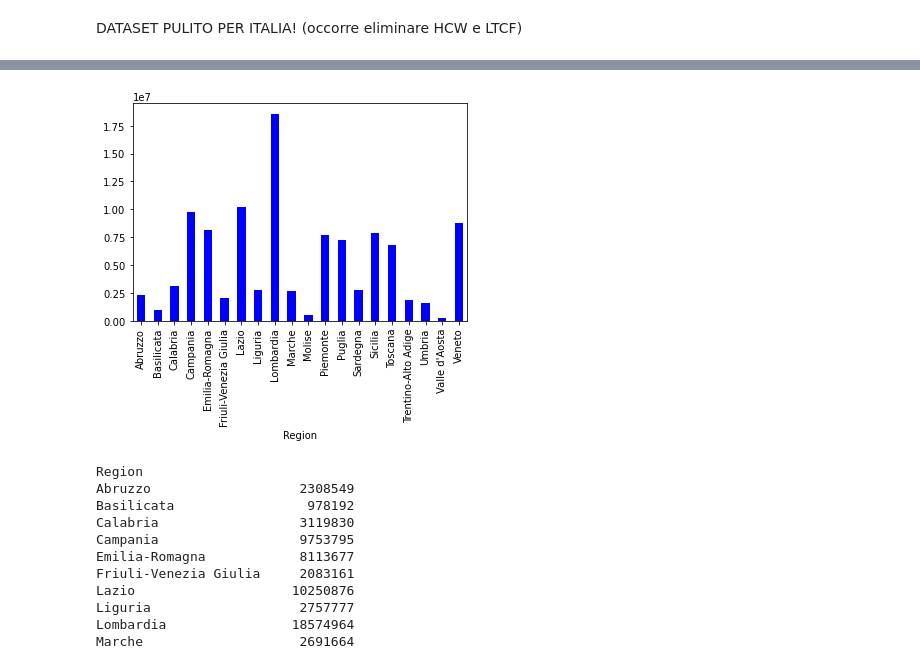
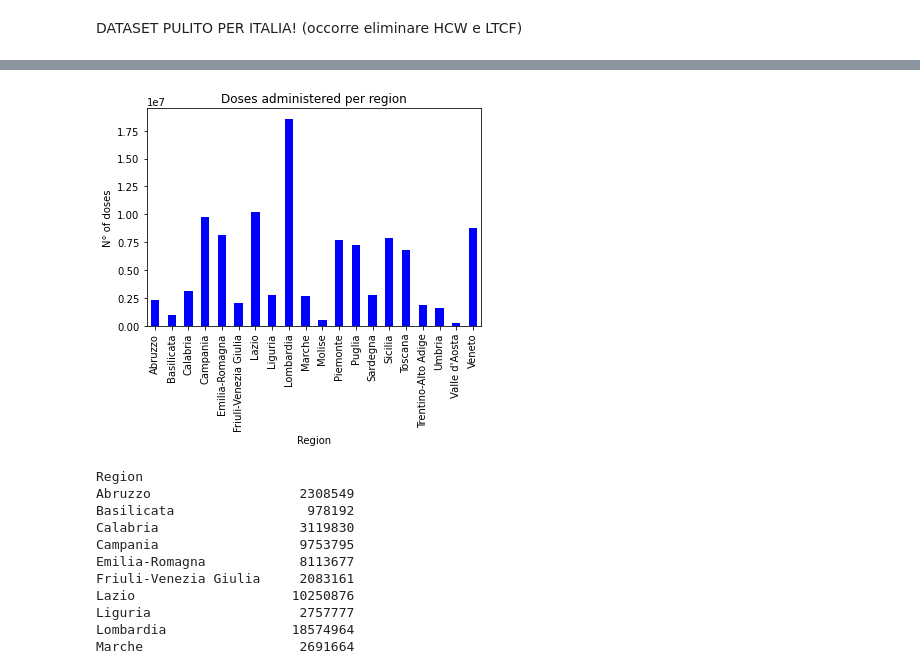
Before and after one commit to elenaabcc/CovidAnalysis4CPDM, a Jupyter notebook: PRIMA PARTE.ipynb, the cells around one changed output, grey strips where cells are left out. Drawn from its saved outputs; the diff is of its cells as text; code cells hidden in the pictures.

```diff
--- a/PRIMA PARTE.ipynb
+++ b/PRIMA PARTE.ipynb
@@ -184,11 +184,12 @@ region_df_21=region_df[region_df["Year"]=='2021']
 # %%
 #GRAFICO DOSI SOMMINISTRATE PER REGIONI IN ITALIA NEL 2021 (fare meglio)
 group_reg=region_df_21.groupby(['Region'])['tot doses'].sum()
-group_reg.plot(kind='bar', color= 'blue')
-plt.savefig('Doses administered per region', dpi=300, bbox_inches='tight')
+group_reg.plot(kind='bar', color= 'blue', title='Doses administered per region')
+plt.ylabel('N° of doses')
+plt.savefig('Doses administered per region.jpeg', dpi=300, bbox_inches='tight')
 plt.show()
 # %% [output]
-[figure, old version]
+[figure, new version]
 # %%
 #CIFRE PER REGIONE
 group_reg
```
Also changed, not shown: parts of 5 cells of this notebook, 16 other files.
